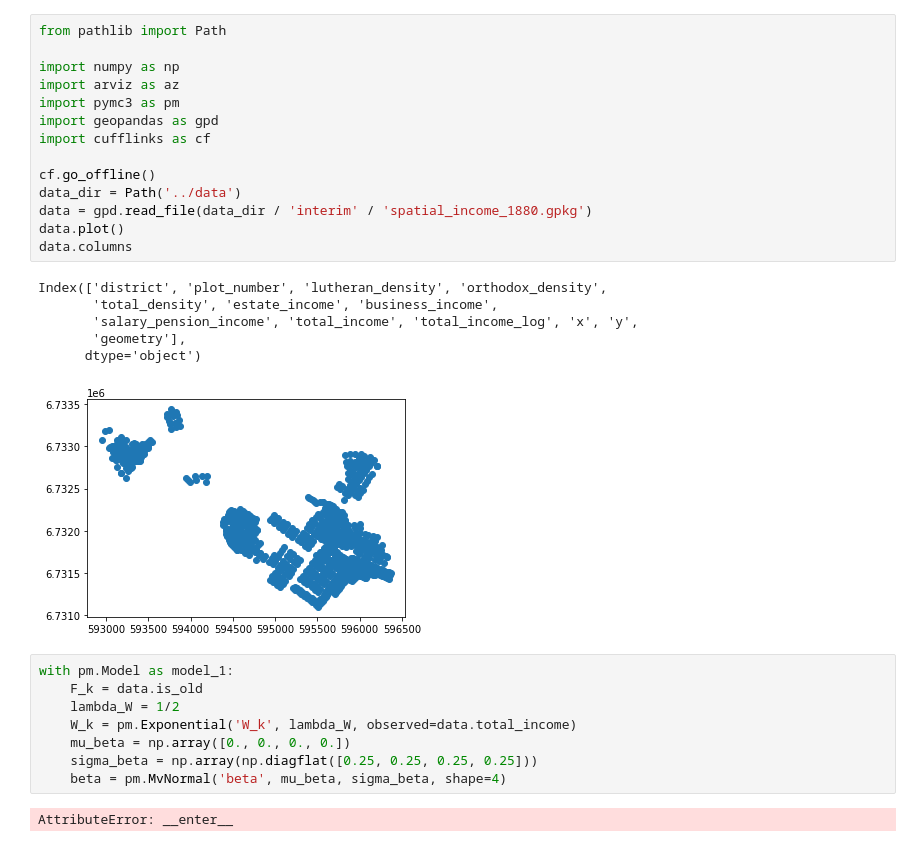
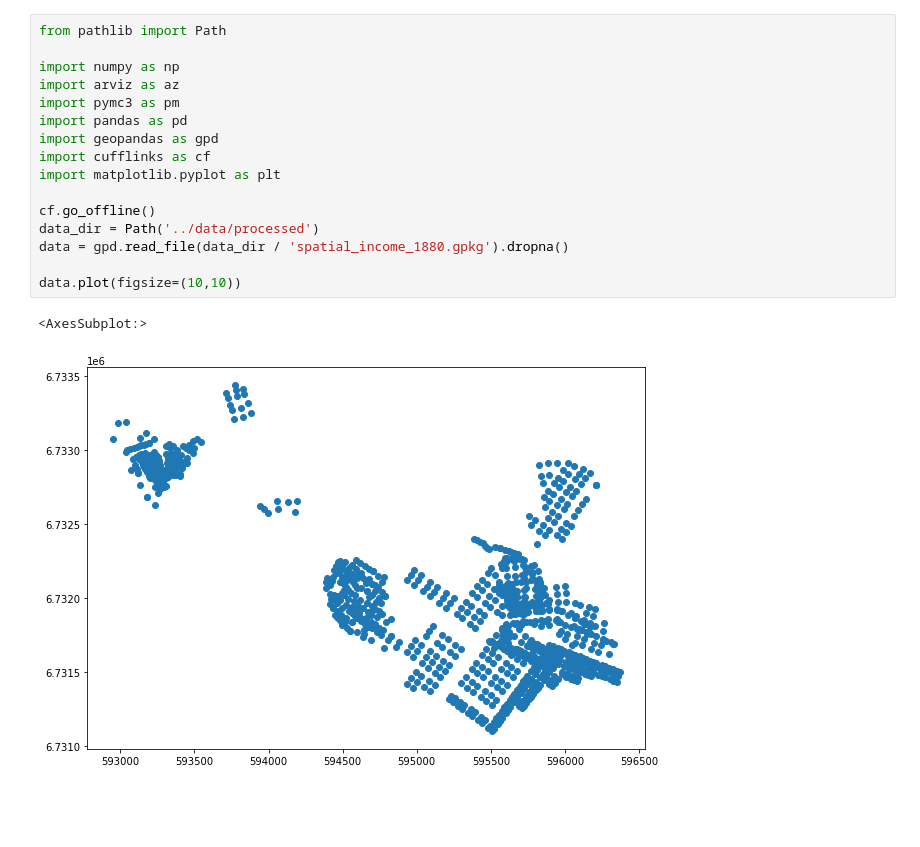
Before and after one commit to AnttiHaerkoenen/socio-ethnic_segregation, a Jupyter notebook: notebooks/exploratory_analysis.ipynb, the cells around one changed output. Cells and saved outputs as stored; diff of their text form; blank space fills up the shorter version.

Commit message:
model 1

```diff
--- a/notebooks/exploratory_analysis.ipynb
+++ b/notebooks/exploratory_analysis.ipynb
@@ -1,31 +1,19 @@
 # %%
 from pathlib import Path
 
 import numpy as np
 import arviz as az
 import pymc3 as pm
+import pandas as pd
 import geopandas as gpd
 import cufflinks as cf
+import matplotlib.pyplot as plt
 
 cf.go_offline()
-data_dir = Path('../data')
-data = gpd.read_file(data_dir / 'interim' / 'spatial_income_1880.gpkg')
-data.plot()
-data.columns
+data_dir = Path('../data/processed')
+data = gpd.read_file(data_dir / 'spatial_income_1880.gpkg').dropna()
+
+data.plot(figsize=(10,10))
 # %% [output]
-Index(['district', 'plot_number', 'lutheran_density', 'orthodox_density',
-       'total_density', 'estate_income', 'business_income',
-       'salary_pension_income', 'total_income', 'total_income_log', 'x', 'y',
-       'geometry'],
-      dtype='object')
+<AxesSubplot:>
-[figure, old version]
+[figure, new version]
-# %%
-with pm.Model as model_1:
-    F_k = data.is_old
-    lambda_W = 1/2
-    W_k = pm.Exponential('W_k', lambda_W, observed=data.total_income)
-    mu_beta = np.array([0., 0., 0., 0.])
-    sigma_beta = np.array(np.diagflat([0.25, 0.25, 0.25, 0.25]))
-    beta = pm.MvNormal('beta', mu_beta, sigma_beta, shape=4)
-# %% [output]
-AttributeError: __enter__
```
Also changed, not shown: parts of 2 cells of this notebook, 5 other files.
